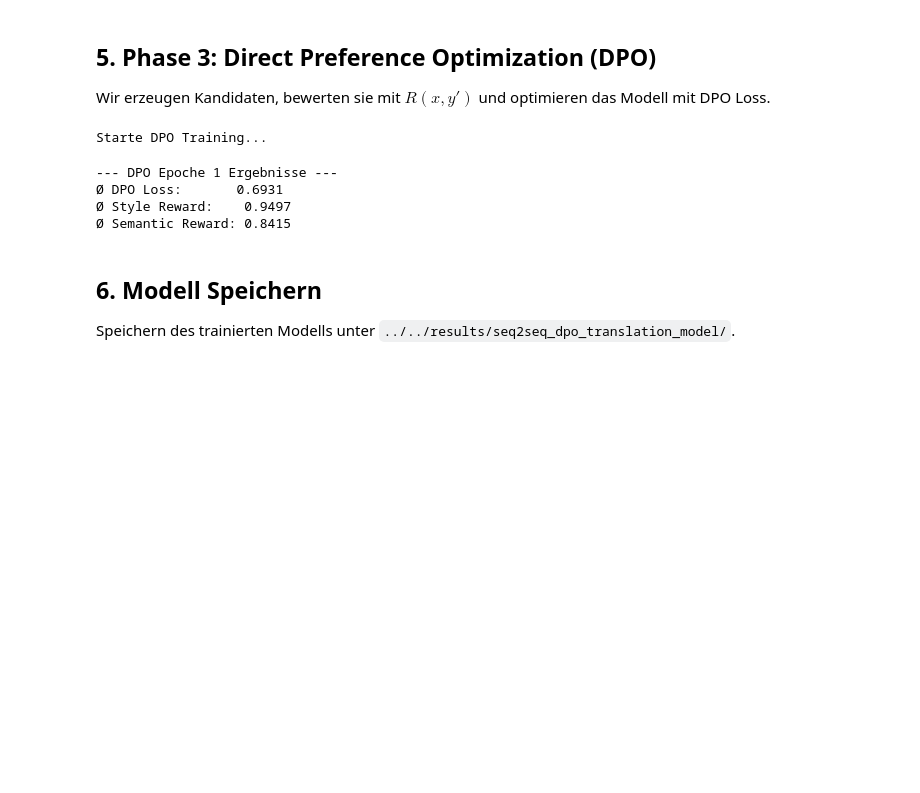
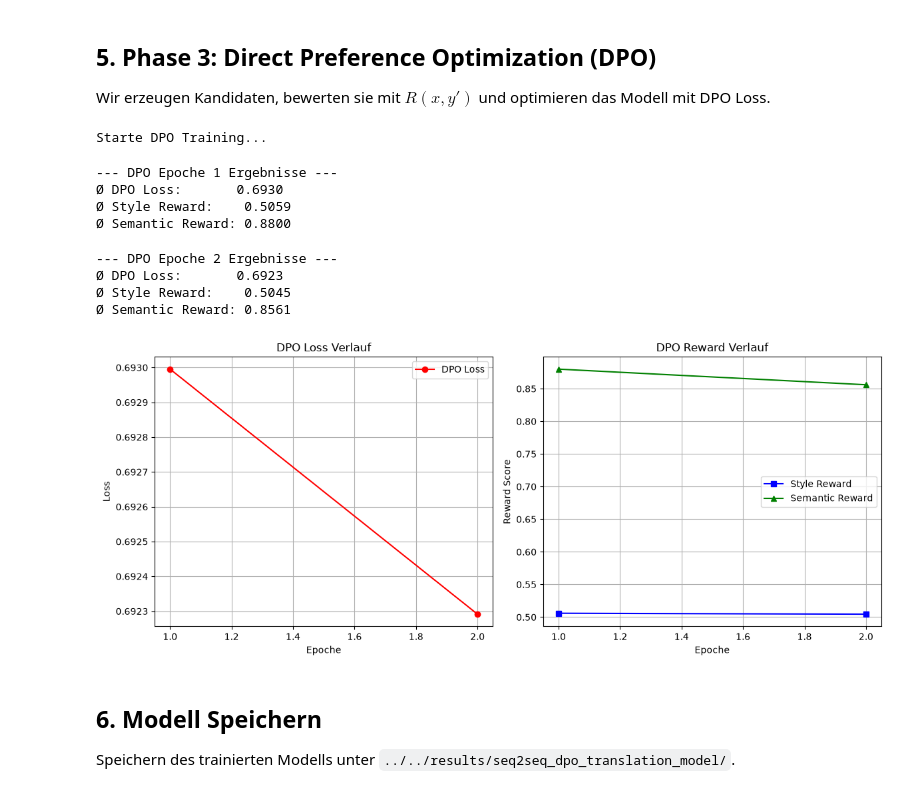
Before and after one commit to mcfiet/master-thesis, a Jupyter notebook: notebooks/translation/1_train_seq2seq_dpo.ipynb, the cells around one changed output. Drawn from its saved outputs; the diff is of its cells as text; code cells hidden in the pictures; blank space fills up the shorter version.

```diff
--- a/notebooks/translation/1_train_seq2seq_dpo.ipynb
+++ b/notebooks/translation/1_train_seq2seq_dpo.ipynb
@@ -522,8 +533,8 @@ for epoch in range(1, DPO_EPOCHS + 1):
 
     # Subset der Trainingsdaten für DPO, um das Generieren von Kandidaten zu beschleunigen
     dpo_loader = DataLoader(
-        TranslationDataset(train_data[:300], tokenizer, MAX_SOURCE_LEN, MAX_TARGET_LEN),
-        batch_size=2,
+        TranslationDataset(train_data, tokenizer, MAX_SOURCE_LEN, MAX_TARGET_LEN),
+        batch_size=4,
         shuffle=True
     )
 
@@ -577,36 +588,41 @@ for epoch in range(1, DPO_EPOCHS + 1):
     print(f"Ø Style Reward:    {avg_style:.4f}")
     print(f"Ø Semantic Reward: {avg_sem:.4f}\n")
 
 # Visualisierung des DPO Trainingsverlaufs
 fig, (ax1, ax2) = plt.subplots(1, 2, figsize=(12, 5))
 epochs = [h["epoch"] for h in dpo_history]
 losses = [h["loss"] for h in dpo_history]
 style_rewards = [h["style_reward"] for h in dpo_history]
 sem_rewards = [h["sem_reward"] for h in dpo_history]
 
 ax1.plot(epochs, losses, marker='o', color='red', label='DPO Loss')
 ax1.set_title("DPO Loss Verlauf")
 ax1.set_xlabel("Epoche")
 ax1.set_ylabel("Loss")
 ax1.legend()
 ax1.grid(True)
 
 ax2.plot(epochs, style_rewards, marker='s', color='blue', label='Style Reward')
 ax2.plot(epochs, sem_rewards, marker='^', color='green', label='Semantic Reward')
 ax2.set_title("DPO Reward Verlauf")
 ax2.set_xlabel("Epoche")
 ax2.set_ylabel("Reward Score")
 ax2.legend()
 ax2.grid(True)
 
 plt.tight_layout()
 plt.show()
 # %% [output]
 Starte DPO Training...
 --- DPO Epoche 1 Ergebnisse ---
-Ø DPO Loss:       0.6931
-Ø Style Reward:    0.9497
-Ø Semantic Reward: 0.8415
+Ø DPO Loss:       0.6930
+Ø Style Reward:    0.5059
+Ø Semantic Reward: 0.8800
+--- DPO Epoche 2 Ergebnisse ---
+Ø DPO Loss:       0.6923
+Ø Style Reward:    0.5045
+Ø Semantic Reward: 0.8561
+[figure, added]
 # %% [markdown]
 ## 6. Modell Speichern
 Speichern des trainierten Modells unter `../../results/seq2seq_dpo_translation_model/`.
```
Also changed, not shown: parts of 12 cells of this notebook.
